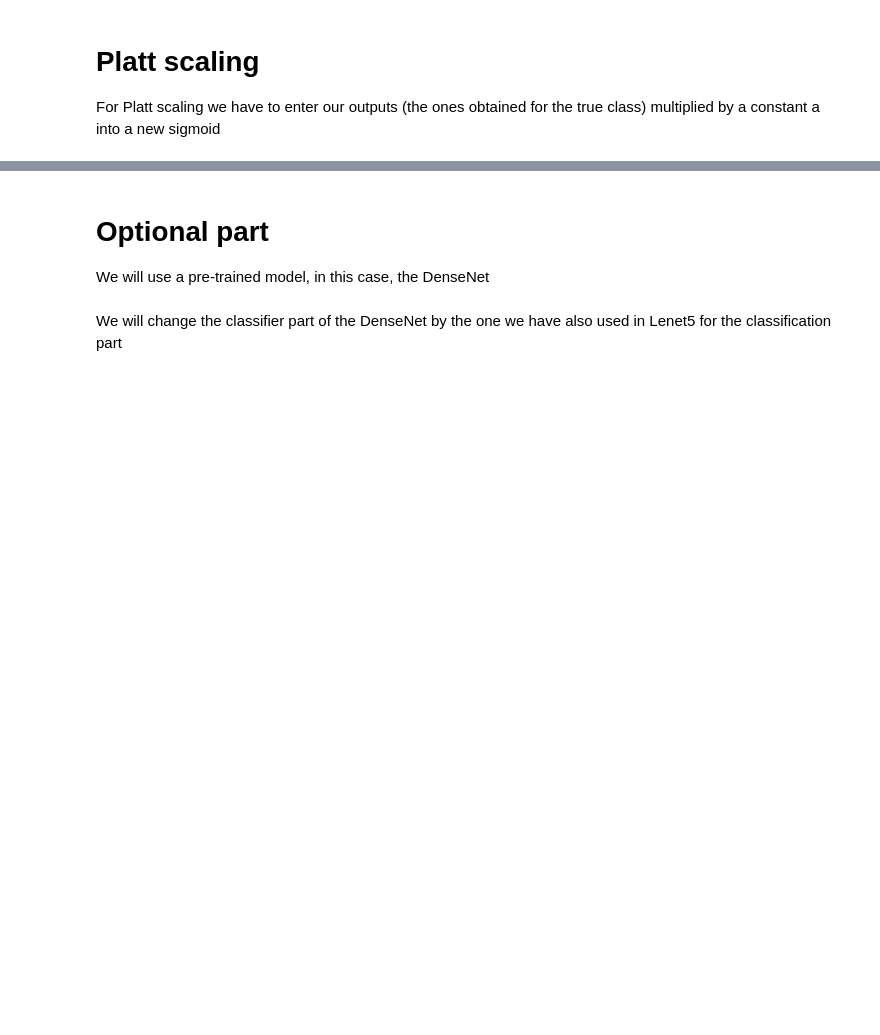
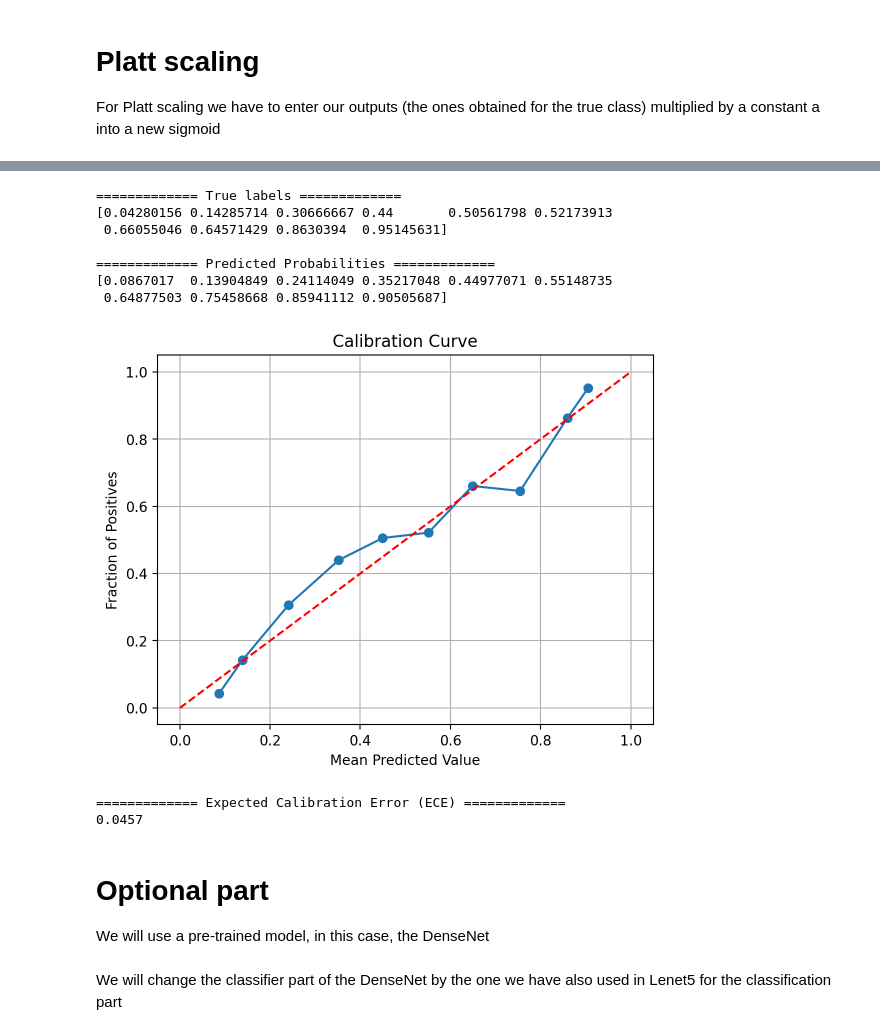
Before and after one commit to danitoribio/neural_networks, a Jupyter notebook: project2/Project2NN.ipynb, the cells around one changed output, grey strips where cells are left out. Drawn from its saved outputs; the diff is of its cells as text; code cells hidden in the pictures; blank space fills up the shorter version.

```diff
--- a/project2/Project2NN.ipynb
+++ b/project2/Project2NN.ipynb
@@ -577,3 +549,19 @@ Expected Calibration Error (ECE): 0.0579
+# %%
+prob_true, prob_pred = compute_calibration_curve(true_labels, platt_scaled_probs)
+# %% [output]
+============= True labels =============
+[0.04280156 0.14285714 0.30666667 0.44       0.50561798 0.52173913
+ 0.66055046 0.64571429 0.8630394  0.95145631]
+
+============= Predicted Probabilities =============
+[0.0867017  0.13904849 0.24114049 0.35217048 0.44977071 0.55148735
+ 0.64877503 0.75458668 0.85941112 0.90505687]
+[figure, added]
+# %%
+ece = computeECE(true_labels, prob_true, prob_pred)
+# %% [output]
+============= Expected Calibration Error (ECE) =============
+0.0457
 # %% [markdown]
 # Optional part
 
```
Also changed, not shown: parts of 33 cells of this notebook.
